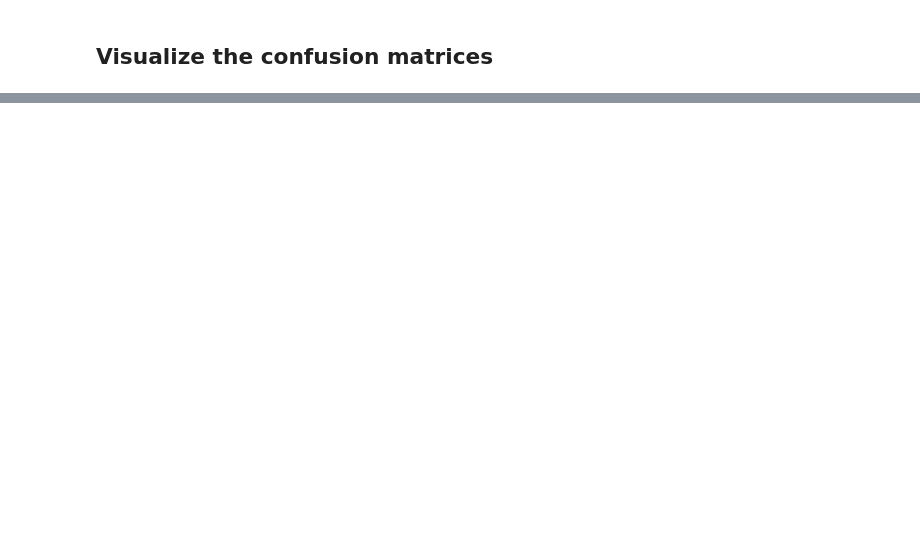
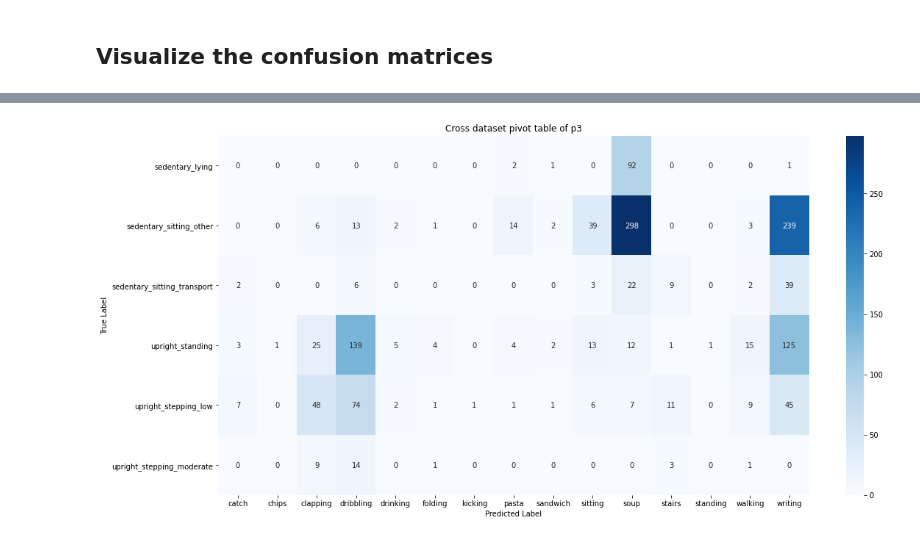
Before and after one commit to h-khayami/ssl-wearables, a Jupyter notebook: plots/confusion_matrices.ipynb, the cells around one changed output, grey strips where cells are left out. Saved outputs shown, nothing was run; the diff lists cells and outputs as text; code cells hidden in the pictures; blank space fills up the shorter version.

```diff
--- a/plots/confusion_matrices.ipynb
+++ b/plots/confusion_matrices.ipynb
@@ -125,0 +198,91 @@ Row 6 Confusion Matrix:
+# %%
+import os
+import json
+import pandas as pd
+import numpy as np
+import seaborn as sns
+import matplotlib.pyplot as plt
+def visualize_confusion_matrices_cross_dataset(folder_path, model_label_map_dir):
+    # 1️⃣ Load Pretrained Model label mapping
+    model_label_mapping_path = os.path.join(model_label_map_dir, "label_mapping.json")
+    if not os.path.exists(model_label_mapping_path):
+        raise FileNotFoundError(f"label_mapping.json not found in {model_label_map_dir}")
+    with open(model_label_mapping_path, "r") as f:
+        model_label_mapping = json.load(f)
+
+    model_labels = list(model_label_mapping.keys())
+    print(f"Pretrained Model Labels: {model_labels}")
+    # 1️⃣ Load evaluation dataset label mapping
+    label_mapping_path = os.path.join(folder_path, "eval_label_mapping.json")
+    if not os.path.exists(label_mapping_path):
+        raise FileNotFoundError(f"eval_label_mapping.json not found in {folder_path}")
+
+    with open(label_mapping_path, "r") as f:
+        label_mapping = json.load(f)
+
+    labels = list(label_mapping.keys())
+    print(f"Evaluation Dataset Labels: {labels}")
+    # reverse the mapping
+    label_mapping = {v: k for k, v in label_mapping.items()}
+    model_label_mapping = {v: k for k, v in model_label_mapping.items()}
+    # 2️⃣ Find CSV file with the longest name
+    csv_files = [f for f in os.listdir(folder_path) if f.endswith(".csv")]
+    if not csv_files:
+        raise FileNotFoundError("No CSV files found in the folder.")
+
+
+    csv_paths = [os.path.join(folder_path, csv_file) for csv_file in csv_files]
+    for csv_path in csv_paths:
+        # 3️⃣ Read CSV file and map Y_test,Y_test_pred to model labels
+        print(f"Processing {csv_path}")
+        df = pd.read_csv(csv_path)
+        print(df.head())
+        if "Y_test" not in df.columns or "Y_test_pred" not in df.columns:
+            raise KeyError("CSV file does not contain 'Y_test' or 'Y_test_pred' columns.")
+        df["Y_test"] = df["Y_test"].map(label_mapping) # Map to evaluation dataset labels
+        df["Y_test_pred"] = df["Y_test_pred"].map(model_label_mapping) # Map to model labels
+        print(f"Y_test: {df['Y_test'].unique()}")
+        print(f"Y_test_pred: {df['Y_test_pred'].unique()}")
+        # 4️⃣ Calculate the pivot table of true and predicted labels
+        pivot_table = pd.pivot_table(df, index="Y_test", columns="Y_test_pred", aggfunc='size', fill_value=0)
+        print(f"Pivot Table:\n{pivot_table}\n")
+
+        # 5️⃣ Plot confusion matrix
+        plt.figure(figsize=(18, 9))
+        sns.heatmap(pivot_table, annot=True, fmt="d", cmap="Blues")
+                    # xticklabels=model_labels, yticklabels=labels)
+        # 6️⃣ Show plot
+        plt.xlabel("Predicted Label")
+        plt.ylabel("True Label")
+        participant = csv_path.split("/")[-1].split(".")[0]
+        plt.title(f"Cross dataset pivot table of {participant}")
+        plt.show()
+
+    # combine all csv files and calculate the confusion matrix
+    df = pd.concat([pd.read_csv(csv_path) for csv_path in csv_paths], ignore_index=True)
+    if "Y_test" not in df.columns or "Y_test_pred" not in df.columns:
+        raise KeyError("CSV file does not contain 'Y_test' or 'Y_test_pred' columns.")
+    df["Y_test"] = df["Y_test"].map(label_mapping) # Map to evaluation dataset labels
+    df["Y_test_pred"] = df["Y_test_pred"].map(model_label_mapping) # Map to model labels
+   # 4️⃣ Calculate the pivot table
+    pivot_table = pd.pivot_table(df, index="Y_test", columns="Y_test_pred", aggfunc='size', fill_value=0)
+    print(f"Pivot Table:\n{pivot_table}\n")
+
+    # 5️⃣ Plot pivot table
+    plt.figure(figsize=(18, 9))
+    sns.heatmap(pivot_table, annot=True, fmt="d", cmap="Blues")
+                # xticklabels=model_labels, yticklabels=labels)
+    # 6️⃣ Show plot
+    plt.xlabel("Predicted Label")
+    plt.ylabel("True Label")
+    plt.title(f"Cross dataset pivot table")
+    plt.show()
+
+
+
+
+# Usage Example
+evaluation_result = "/home/hossein/ssl-wearables/data/reports/2025-02-18_18-38"
+pretrained_model_label = "/home/hossein/ssl-wearables/data/reports/2025-02-18_18-02"
+visualize_confusion_matrices_cross_dataset(evaluation_result, pretrained_model_label)
+# %% [output]
@@ -125,0 +306 @@ Row 6 Confusion Matrix:
+[figure, added]
```
Also changed, not shown: parts of 3 cells of this notebook, 7 other files.
